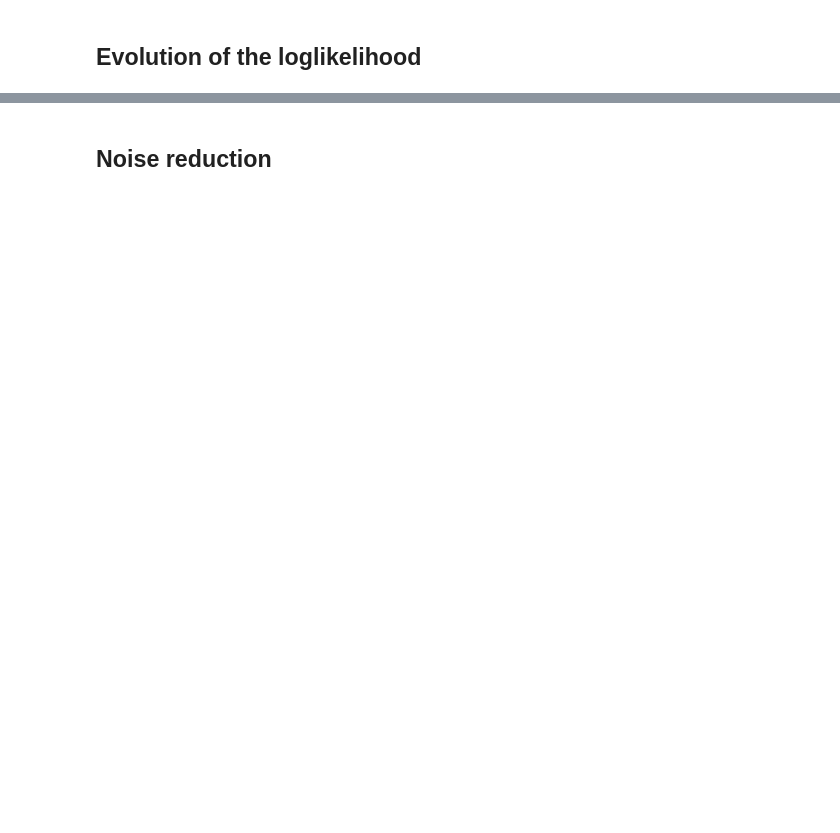
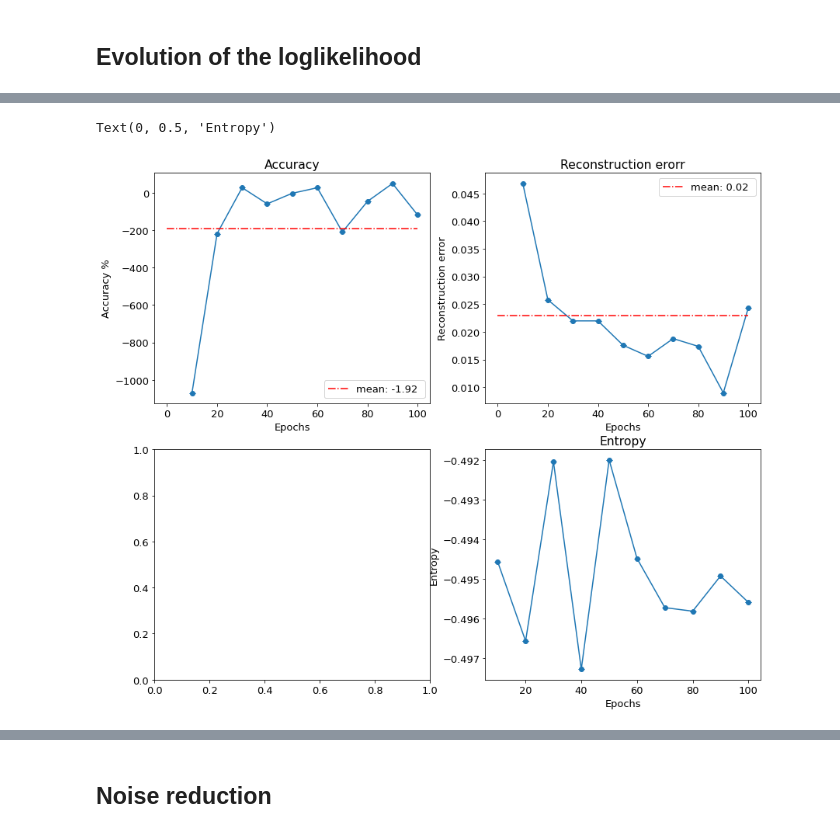
Before and after one commit to Berto70/comp_lab_b, a Jupyter notebook: Exercises/E2/my_rbm_test_copy.ipynb, the cells around one changed output, grey strips where cells are left out. Drawn from its saved outputs; the diff is of its cells as text; code cells hidden in the pictures; blank space fills up the shorter version.

```diff
--- a/Exercises/E2/my_rbm_test_copy.ipynb
+++ b/Exercises/E2/my_rbm_test_copy.ipynb
@@ -540,7 +545,7 @@ As the loglikelihood decrease, the model becomes better at capturing the underly
 It is also common to use the loglikelihood per data point as a metric, as this is more easily comparable across datasets of different sizes. The loglikelihood can also be used to compare different models or hyperparameters, as models with lower loglikelihoods are generally considered to be better at capturing the underlying distribution of the data.
 # %%
 import glob
-filenames_rms = sorted(glob.glob('./Log/log_DATA_b_model-rmsprop_mini-500_nep-150_*.txt'))
+filenames_rms = sorted(glob.glob('./Log/log_DATA_b_model-rmsprop_mini-500_nep-100_*.txt'))
 
 mean_rms_stack=[]
 
@@ -702,0 +563,16 @@ While the entropy has generally low values, it should decrease as the number of
+# %%
+filenames_adam = sorted(glob.glob('./Log/log_DATA_b_model-adam_mini-500_nep-100_*.txt'))
+
+mean_adam_stack=[]
+
+for f in filenames_adam:
+    #print(f)
+
+    log_adam = np.loadtxt(fname=f)
+    adam_stack = np.array(np.stack(log_adam, axis=0))
+    mean_adam_stack.append(adam_stack)
+
+
+# Calculating the mean of the log-likelihood over 10 runs
+log_mean_adam = np.mean(mean_adam_stack, axis=0)
+log_std_adam = np.std(mean_adam_stack, axis=0)
@@ -702,0 +676,32 @@ While the entropy has generally low values, it should decrease as the number of
+# %%
+fig, ax = plt.subplots(2,2, figsize=(14, 12))
+
+ax[0,0].errorbar(time_step, acc_mean_rms[::10]*100, yerr=acc_std_rms[::10]*100, barsabove=True, marker='o', capsize=4)#, label="Accuracy")
+ax[0,0].hlines(np.mean(acc_mean_rms)*100, 0,100, color='red', linestyle='-.', label='mean: %.2f '%(np.mean(acc_mean_rms)))
+ax[0,0].set_title('Accuracy')
+ax[0,0].set_xlabel('Epochs')
+ax[0,0].set_ylabel('Accuracy %')
+ax[0,0].legend(loc='lower right')
+
+
+ax[0,1].errorbar(time_step, recon_mean_rms[::10], yerr=recon_std_rms[::10], barsabove=True, marker='o', capsize=4)#,label="Reconstruction error")
+ax[0,1].hlines(np.mean(recon_mean_rms), 0,100, color='red', linestyle='-.', label='mean: %.2f '%(np.mean(recon_mean_rms)))
+ax[0,1].set_title('Reconstruction erorr')
+ax[0,1].set_xlabel('Epochs')
+ax[0,1].set_ylabel('Reconstruction error')
+ax[0,1].legend(loc='best')
+
+"""
+ax[1,0].errorbar(time_step, cross_mean_rms[::10], yerr=cross_std_rms[::10], barsabove=True, marker='o', capsize=4, label="Categorical Cross Entropy")
+ax[1,0].set_title('Categorical Cross Entropy')
+ax[1,0].set_xlabel('Epochs')
+ax[1,0].set_ylabel('Normalized Cross Entropy')
+"""
+
+ax[1,1].errorbar(time_step, ent_mean_rms[::10], yerr=ent_std_rms[::10], barsabove=True, marker='o', capsize=4, label="Entropy")
+ax[1,1].set_title('Entropy')
+ax[1,1].set_xlabel('Epochs')
+ax[1,1].set_ylabel('Entropy')
+# %% [output]
+Text(0, 0.5, 'Entropy')
+[figure, added]
```
Also changed, not shown: parts of 44 cells of this notebook.
